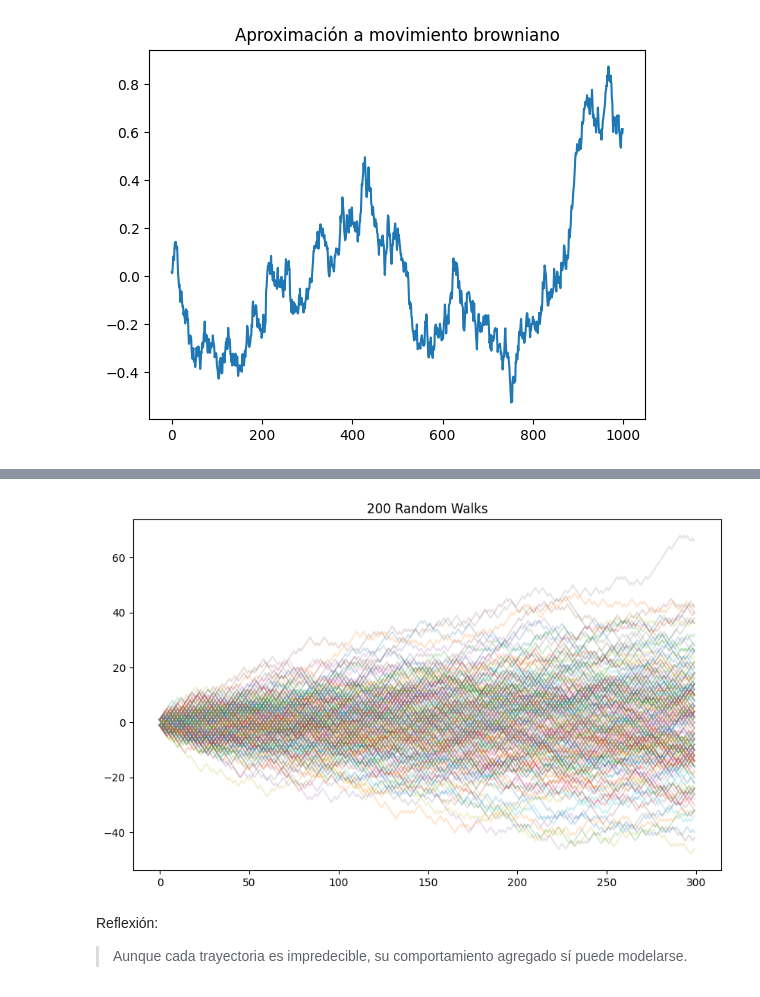
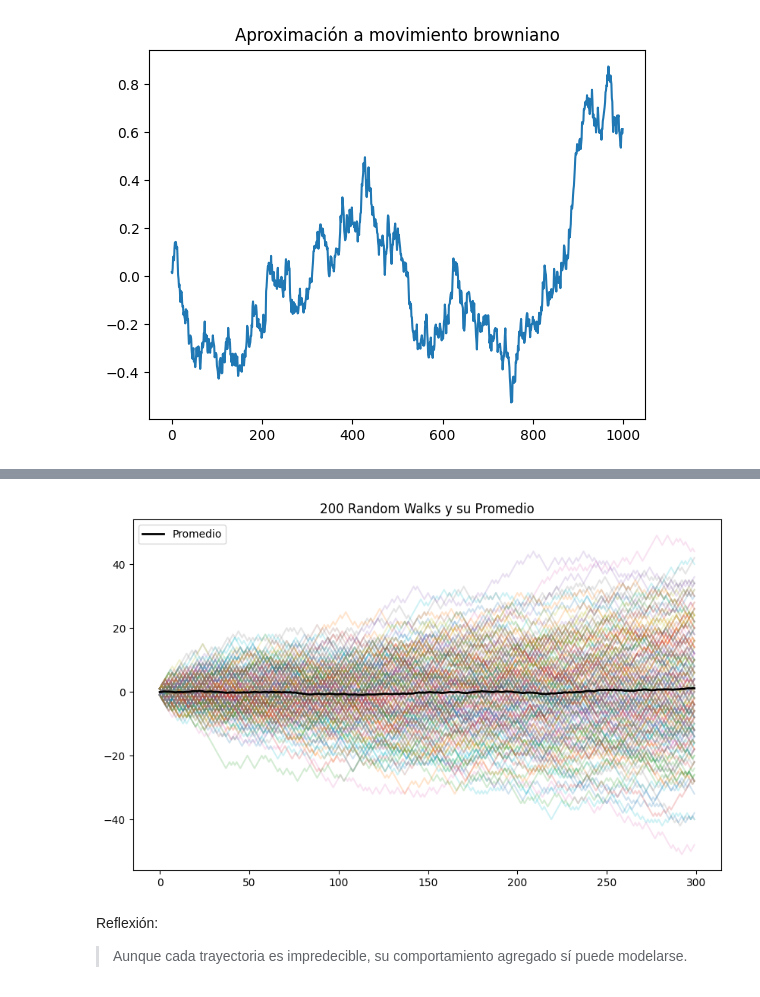
Before and after one commit to ferchichis277/Simulacion_Procesos_Financieros, a Jupyter notebook: Clase_6_Random_Walk.ipynb, the cells around one changed output, grey strips where cells are left out. Saved outputs shown, nothing was run; the diff lists cells and outputs as text; code cells hidden in the pictures.

Commit message:
Actividad de clase Random Walks y su promedio

```diff
--- a/Clase_6_Random_Walk.ipynb
+++ b/Clase_6_Random_Walk.ipynb
@@ -254,15 +269,25 @@ Simular 200 random walks y graficarlos juntos.
 # %%
+import numpy as np
+import matplotlib.pyplot as plt
+
 plt.figure(figsize=(10,6))
 
+all_paths = []
 for _ in range(200):
     steps = np.random.choice([-1,1], size=300)
     path = np.cumsum(steps)
+    all_paths.append(path)
     plt.plot(path, alpha=0.2)
 
-plt.title("200 Random Walks")
+# 3. Calculamos el promedio de todas las rutas y lo graficamos
+promedio = np.mean(all_paths, axis=0)
+plt.plot(promedio, color='black', linewidth=2, label='Promedio')
+
+plt.title("200 Random Walks y su Promedio")
+plt.legend()
 plt.show()
 # %% [output]
-[figure, old version]
+[figure, new version]
 # %% [markdown]
 Reflexión:
 
```
Also changed, not shown: parts of 1 cell of this notebook.
